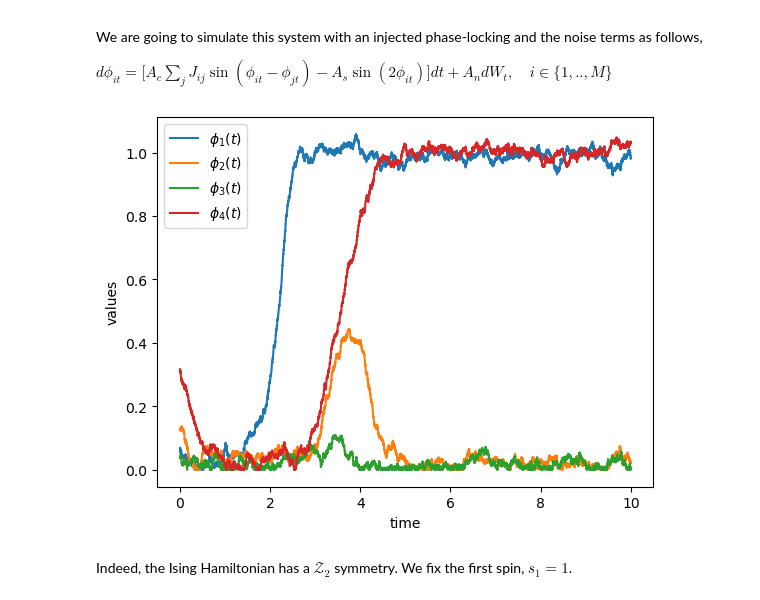
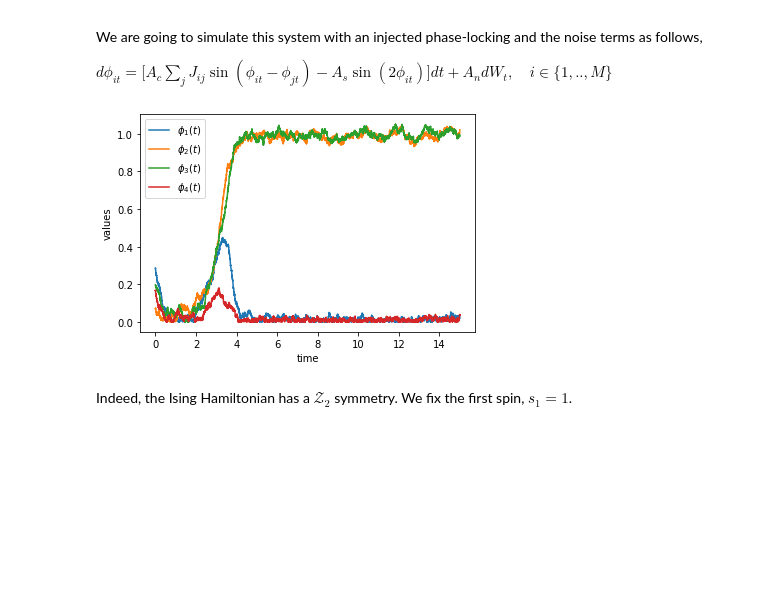
Before and after one commit to firatserifgezgin/firatserifgezgin, a Jupyter notebook: IsingMachine-practice.ipynb, the cells around one changed output. Cells and saved outputs as stored; diff of their text form; code cells hidden in the pictures; blank space fills up the shorter version.

```diff
--- a/IsingMachine-practice.ipynb
+++ b/IsingMachine-practice.ipynb
@@ -91,35 +93,35 @@ M = 4
 b1 = np.reshape(np.arange(1,M+1),(M,1))
 J = b1.dot(b1.T)
 J = J - np.diag(np.diag(J))
 J = J / J.max()
 pi = np.pi
 
 Ac = 5.
 As = 2.
 An = 0.20
 
 B = np.diag(An*np.ones((M,))) # diagonal, so independent driving Wiener processes
-tmax = 10.
+tmax = 15.
 tvec = np.linspace(0.,tmax,10001)
 x0 = np.random.rand(M,)
 
 def f(x,t):
     return (0.1+Ac*t/tmax)*np.sin(x)*sum(J.dot(np.cos(x)))-(0.1+Ac*t/tmax)*np.cos(x)*sum(J.dot(np.sin(x)))-As*np.sin(2*x)
 def g(x,t):
     return B
 
 result = sdeint.itoint(f,g,x0,tvec)
 result.shape
 
 # plot results
 for indP in np.arange(M):
     plt.plot(tvec,abs(result[:,indP])/pi,label='$\phi_'+str(indP+1)+'(t)$')
 plt.ylabel('values')
 plt.xlabel('time')
 plt.legend()
 plt.show()
 # %% [output]
-[figure, old version]
+[figure, new version]
 # %% [markdown]
 Indeed, the Ising Hamiltonian has a $\mathcal{Z}_2$ symmetry. We fix the first spin, $s_1 = 1$.
 # %%
```
Also changed, not shown: parts of 26 cells of this notebook.
